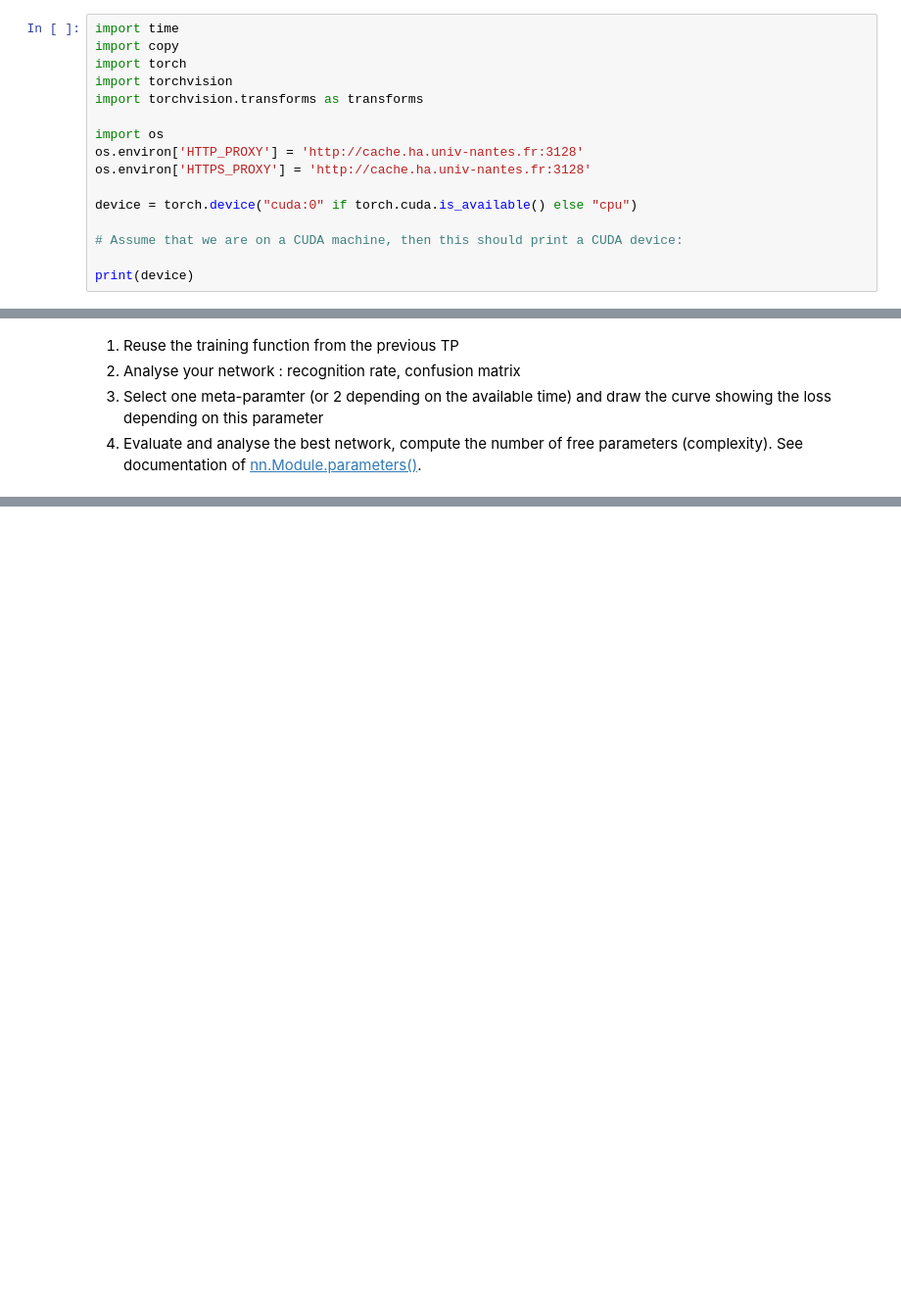
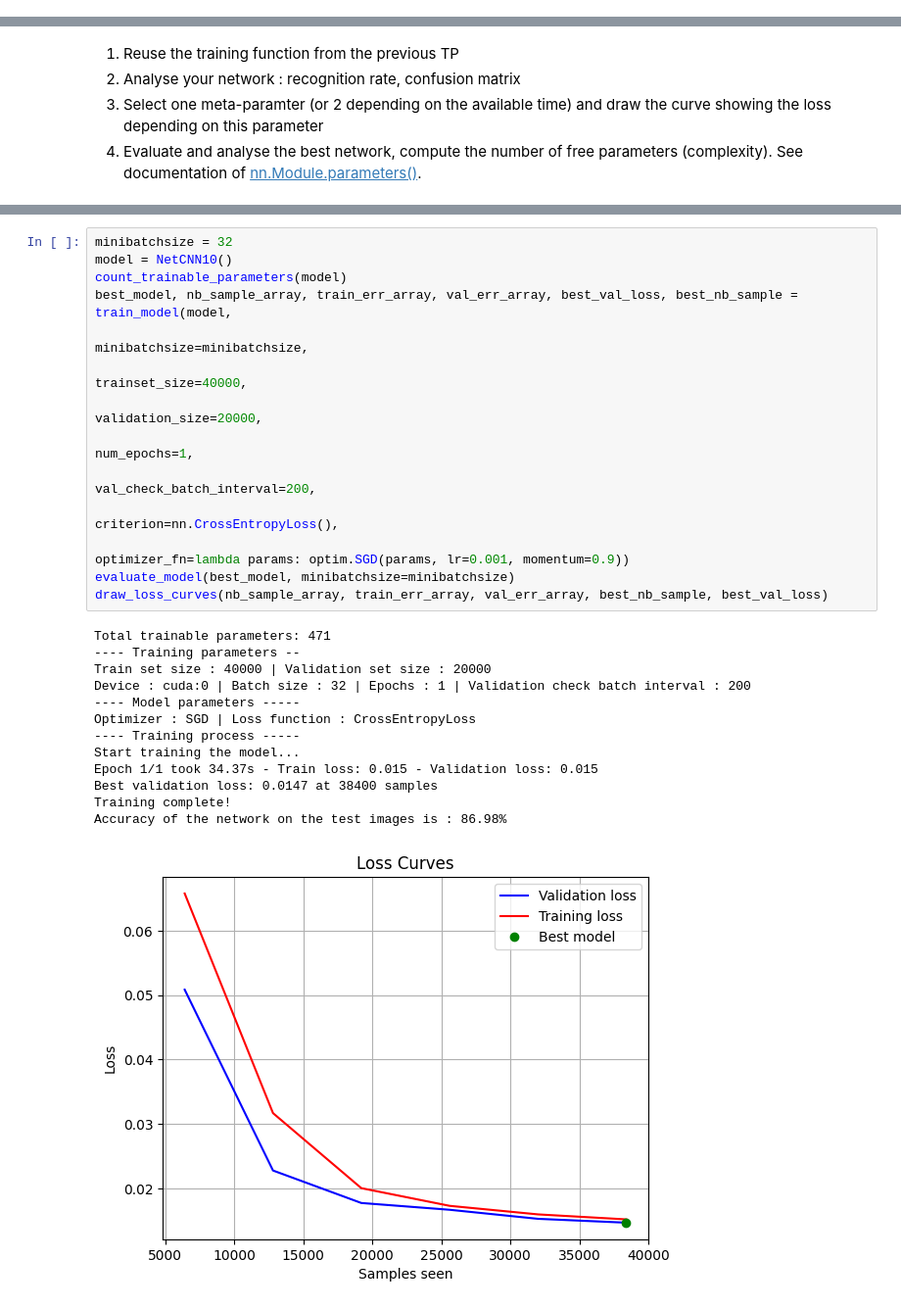
Before and after one commit to EtherNeil/Advanced-Neural-Networks, a Jupyter notebook: Train_CNN.ipynb, the cells around one changed output, grey strips where cells are left out. Shown at 98% size. Saved outputs shown, nothing was run; the diff lists cells and outputs as text; blank space fills up the shorter version.

Commit message:
Convolutional Neural Networks done

```diff
--- a/Train_CNN.ipynb
+++ b/Train_CNN.ipynb
@@ -8,18 +7,2 @@ date : 2023
 
 Questions are at the end of the notebook.
-# %%
-import time
-import copy
-import torch
-import torchvision
-import torchvision.transforms as transforms
-
-import os
-os.environ['HTTP_PROXY'] = 'http://cache.ha.univ-nantes.fr:3128'
-os.environ['HTTPS_PROXY'] = 'http://cache.ha.univ-nantes.fr:3128'
-
-device = torch.device("cuda:0" if torch.cuda.is_available() else "cpu")
-
-# Assume that we are on a CUDA machine, then this should print a CUDA device:
-
-print(device)
@@ -138,0 +431,28 @@ Agregate all the results from the group to draw a full Pareto front. Do not hesi
+# %%
+minibatchsize = 32
+model = NetCNN10()
+count_trainable_parameters(model)
+best_model, nb_sample_array, train_err_array, val_err_array, best_val_loss, best_nb_sample = train_model(model,
+                                                                                                         minibatchsize=minibatchsize,
+                                                                                                         trainset_size=40000,
+                                                                                                         validation_size=20000,
+                                                                                                         num_epochs=1,
+                                                                                                         val_check_batch_interval=200,
+                                                                                                         criterion=nn.CrossEntropyLoss(),
+                                                                                                         optimizer_fn=lambda params: optim.SGD(params, lr=0.001, momentum=0.9))
+evaluate_model(best_model, minibatchsize=minibatchsize)
+draw_loss_curves(nb_sample_array, train_err_array, val_err_array, best_nb_sample, best_val_loss)
+# %% [output]
+Total trainable parameters: 471
+---- Training parameters --
+Train set size : 40000 | Validation set size : 20000
+Device : cuda:0 | Batch size : 32 | Epochs : 1 | Validation check batch interval : 200
+---- Model parameters -----
+Optimizer : SGD | Loss function : CrossEntropyLoss
+---- Training process -----
+Start training the model...
+Epoch 1/1 took 34.37s - Train loss: 0.015 - Validation loss: 0.015
+Best validation loss: 0.0147 at 38400 samples
+Training complete!
+Accuracy of the network on the test images is : 86.98%
+[figure, added]
```
Also changed, not shown: parts of 11 cells of this notebook, 1 other file.
